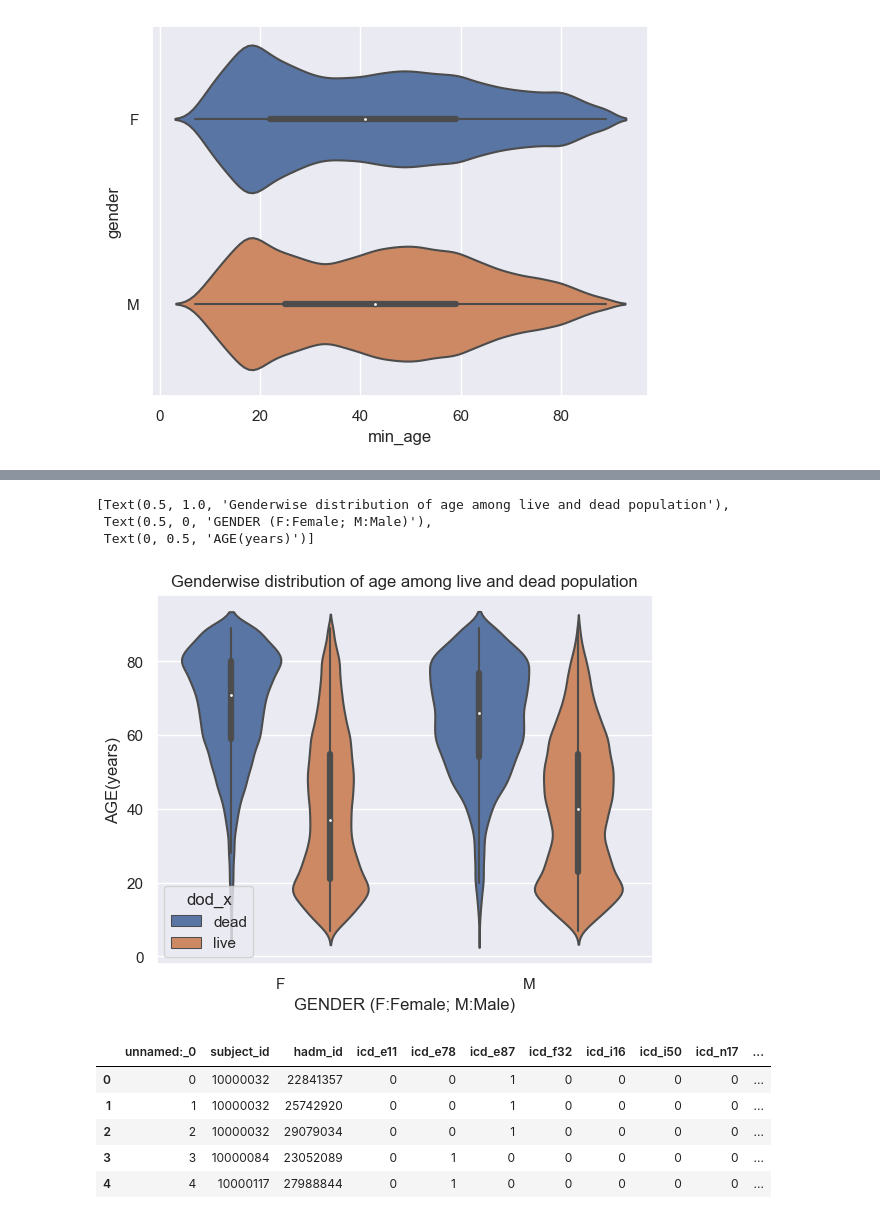
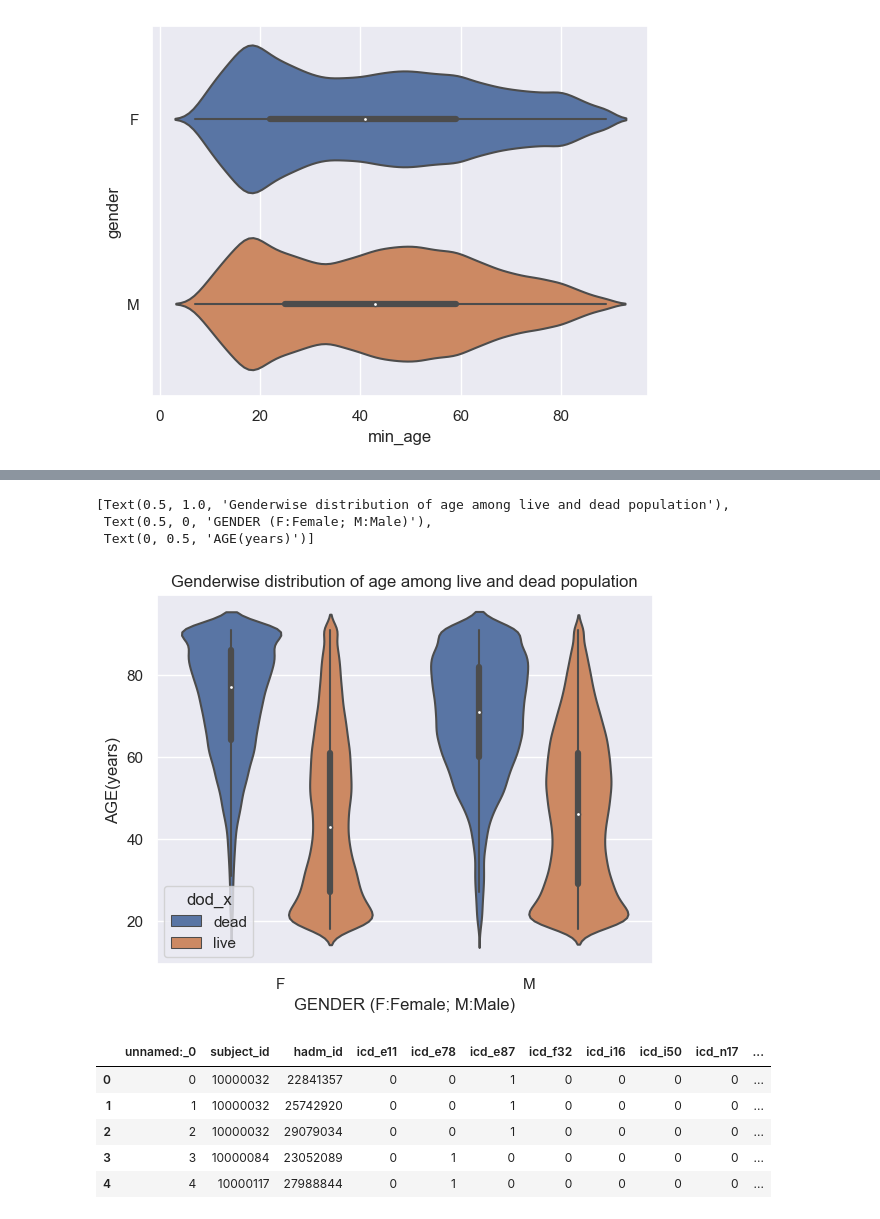
Before and after one commit to smitamisra/EHR_exploration, a Jupyter notebook: notebooks/db_exploration_creatingVisuals.ipynb, the cells around one changed output, grey strips where cells are left out. Drawn from its saved outputs; the diff is of its cells as text; code cells hidden in the pictures.

Commit message:
graphs

```diff
--- a/notebooks/db_exploration_creatingVisuals.ipynb
+++ b/notebooks/db_exploration_creatingVisuals.ipynb
@@ -47,13 +59,13 @@ sns.violinplot(data=pts, x="min_age", y="gender")
 # %%
 pts['dod_x'] = np.where(pts['dod'] == '0', 'live', 'dead')
 pts.head(3)
-(sns.violinplot(data=pts, y="min_age", x="gender", hue="dod_x").set(title = 'Genderwise distribution of age among live and dead population',
+(sns.violinplot(data=pts, y="anchor_age", x="gender", hue="dod_x").set(title = 'Genderwise distribution of age among live and dead population',
                                                                    xlabel='GENDER (F:Female; M:Male)', ylabel='AGE(years)'))
 # %% [output]
 [Text(0.5, 1.0, 'Genderwise distribution of age among live and dead population'),
  Text(0.5, 0, 'GENDER (F:Female; M:Male)'),
  Text(0, 0.5, 'AGE(years)')]
-[figure, old version]
+[figure, new version]
 # %%
 #ictarget
 
```
Also changed, not shown: parts of 34 cells of this notebook, 3 other files.
